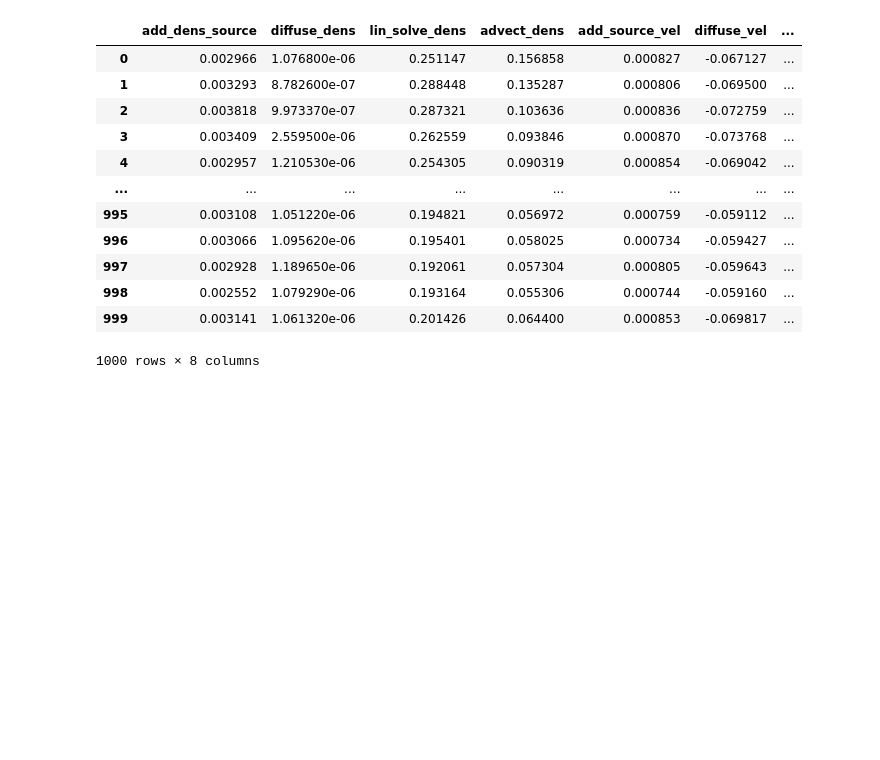
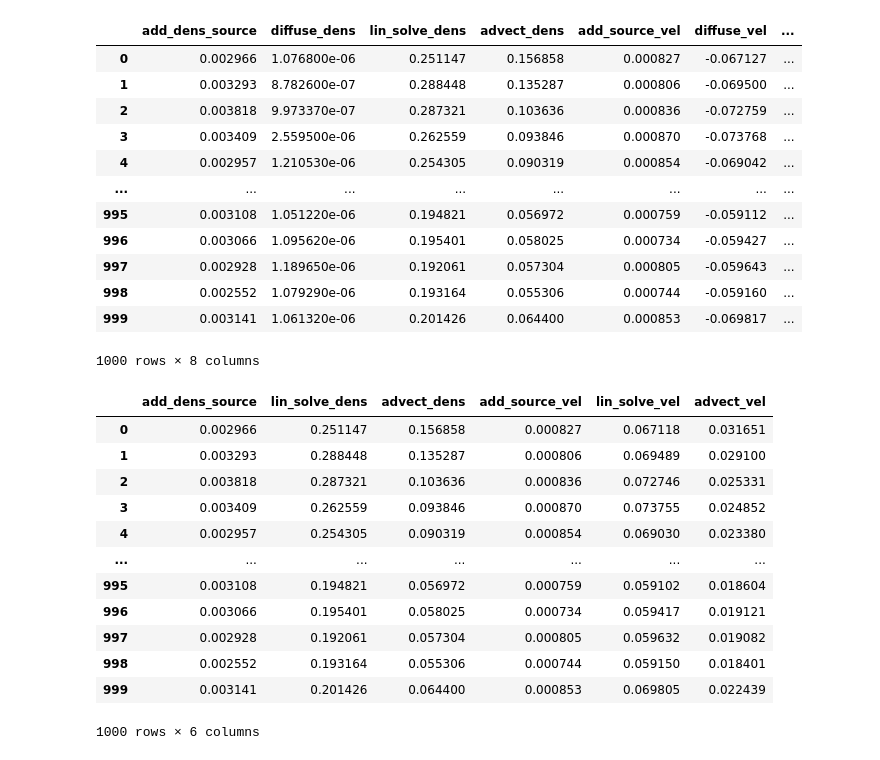
Before and after one commit to PajiloyLis/BMSTU-CG-CP, a Jupyter notebook: research.ipynb, the cells around one changed output. Saved outputs shown, nothing was run; the diff lists cells and outputs as text; code cells hidden in the pictures; blank space fills up the shorter version.

```diff
--- a/research.ipynb
+++ b/research.ipynb
@@ -40,3 +40,20 @@ dataframe
 | 998 | 0.002552 | 1.079290e-06 | 0.193164 | 0.055306 | 0.000744 | -0.059160 | ... |
 | 999 | 0.003141 | 1.061320e-06 | 0.201426 | 0.064400 | 0.000853 | -0.069817 | ... |
 1000 rows × 8 columns
+# %%
+dataframe = dataframe.drop([" diffuse_dens", " diffuse_vel"], axis=1)
+dataframe
+# %% [output]
+|  | add_dens_source | lin_solve_dens | advect_dens | add_source_vel | lin_solve_vel | advect_vel |
+| 0 | 0.002966 | 0.251147 | 0.156858 | 0.000827 | 0.067118 | 0.031651 |
+| 1 | 0.003293 | 0.288448 | 0.135287 | 0.000806 | 0.069489 | 0.029100 |
+| 2 | 0.003818 | 0.287321 | 0.103636 | 0.000836 | 0.072746 | 0.025331 |
+| 3 | 0.003409 | 0.262559 | 0.093846 | 0.000870 | 0.073755 | 0.024852 |
+| 4 | 0.002957 | 0.254305 | 0.090319 | 0.000854 | 0.069030 | 0.023380 |
+| ... | ... | ... | ... | ... | ... | ... |
+| 995 | 0.003108 | 0.194821 | 0.056972 | 0.000759 | 0.059102 | 0.018604 |
+| 996 | 0.003066 | 0.195401 | 0.058025 | 0.000734 | 0.059417 | 0.019121 |
+| 997 | 0.002928 | 0.192061 | 0.057304 | 0.000805 | 0.059632 | 0.019082 |
+| 998 | 0.002552 | 0.193164 | 0.055306 | 0.000744 | 0.059150 | 0.018401 |
+| 999 | 0.003141 | 0.201426 | 0.064400 | 0.000853 | 0.069805 | 0.022439 |
+1000 rows × 6 columns
```
Also changed, not shown: parts of 1 cell of this notebook.
